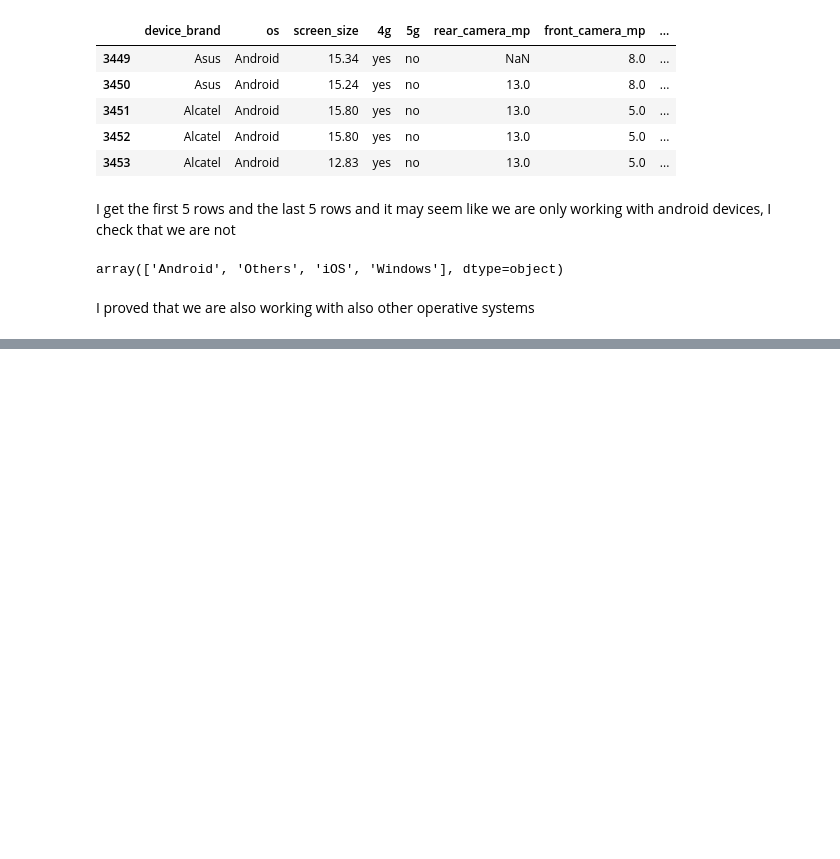
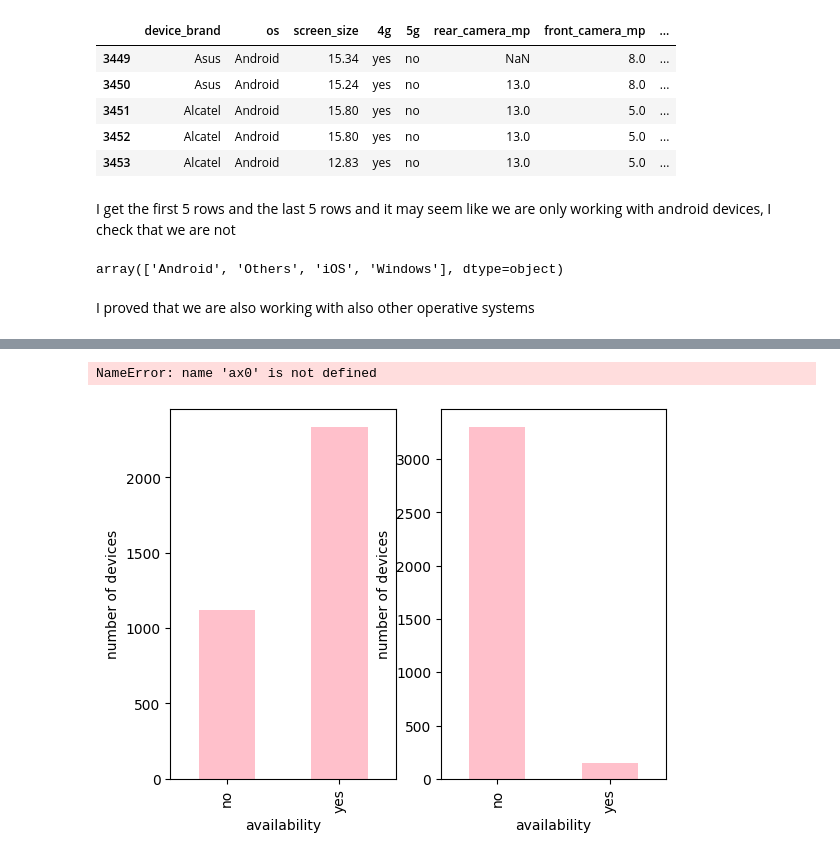
Before and after one commit to annalisadettorii/Project, a Jupyter notebook: prova.ipynb, the cells around one changed output, grey strips where cells are left out. Cells and saved outputs as stored; diff of their text form; code cells hidden in the pictures; blank space fills up the shorter version.

```diff
--- a/prova.ipynb
+++ b/prova.ipynb
@@ -120,0 +256,12 @@ I proved that we are also working with also other operative systems
+# %%
+fig, axes = plt.subplots(nrows=1, ncols=2)
+plt.setp(axes, xlabel = "availability", ylabel= "number of devices")
+used_device_df['4g'].value_counts().sort_index().plot(kind='bar', color = "pink", ax = axes[0])
+used_device_df['5g'].value_counts().sort_index().plot(kind='bar', color = "pink", ax = axes[1])
+ax0.title.set_text('4G connection')
+ax1.title.set_text('5G connection')
+fig.tight_layout()
+plt.show()
+# %% [output]
+NameError: name 'ax0' is not defined
+[figure, added]
```
Also changed, not shown: parts of 33 cells of this notebook.
